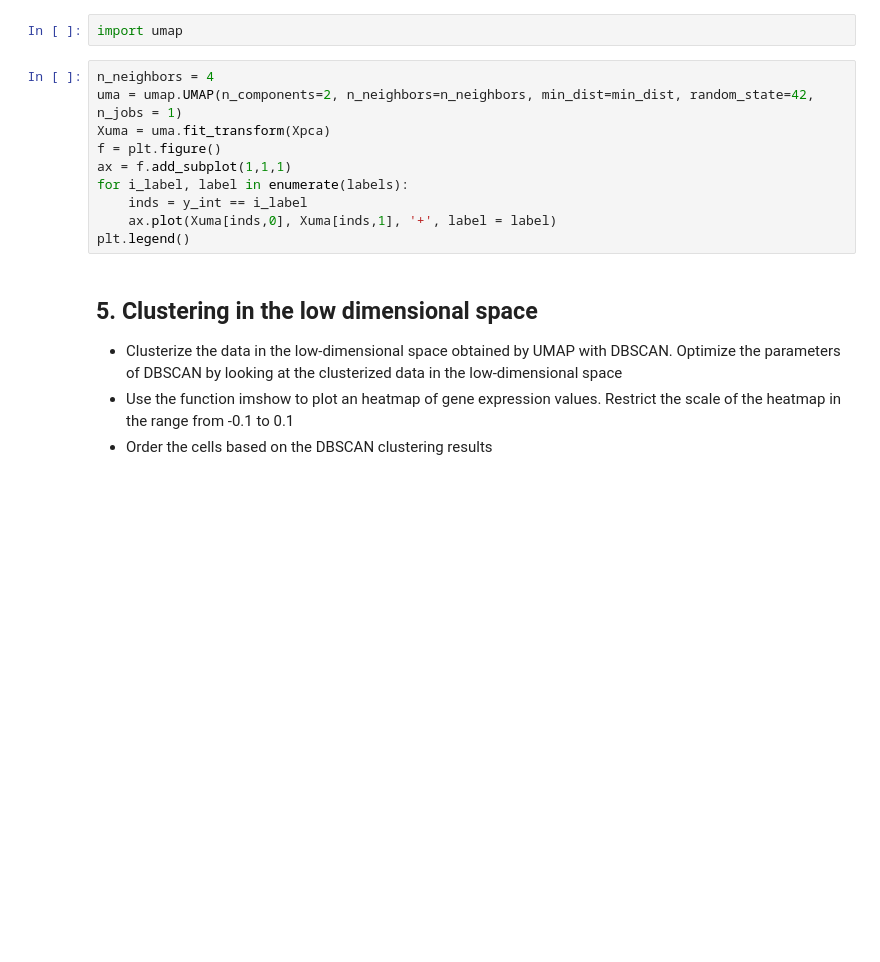
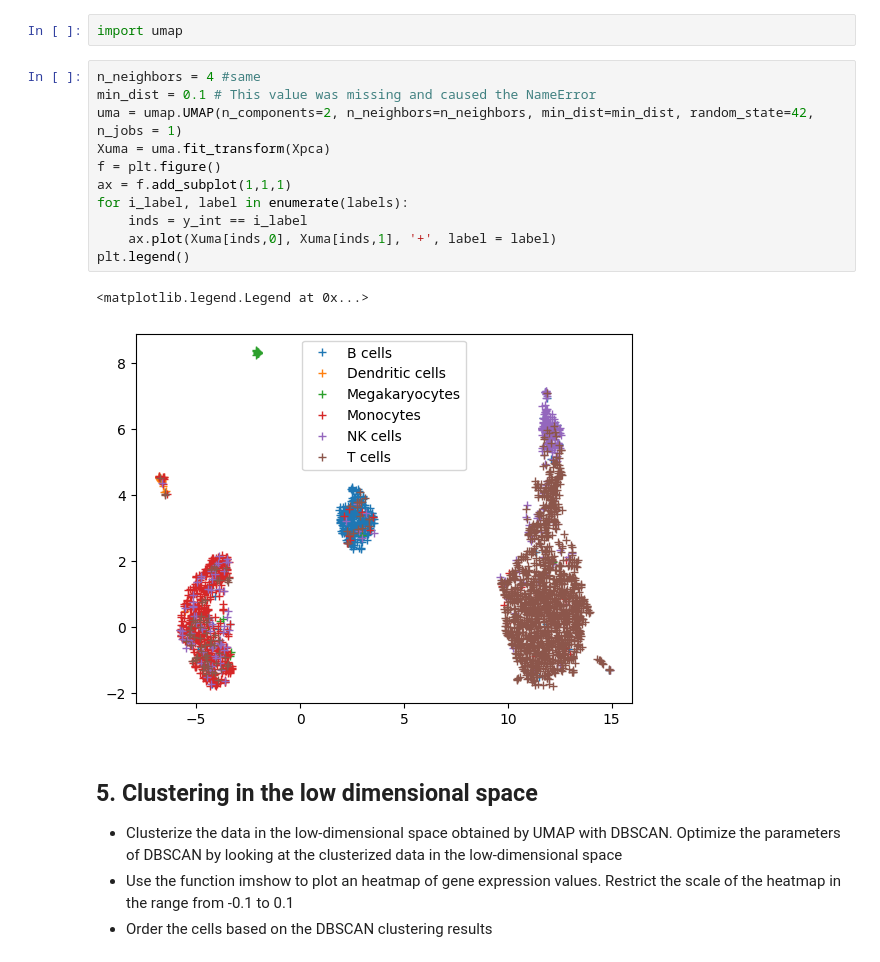
Before and after one commit to MatteoBaraldi/Machine-Learning-for-Bioengineering, a Jupyter notebook: MOD-2/02_Dimensionality_Reduction/exercise_dimensionality_reduction_solved.ipynb, the cells around one changed output. Cells and saved outputs as stored; diff of their text form; blank space fills up the shorter version.

```diff
--- a/MOD-2/02_Dimensionality_Reduction/exercise_dimensionality_reduction_solved.ipynb
+++ b/MOD-2/02_Dimensionality_Reduction/exercise_dimensionality_reduction_solved.ipynb
@@ -124,15 +163,19 @@ plt.legend()
 # %%
 import umap
 # %%
-n_neighbors = 4
+n_neighbors = 4 #same
+min_dist = 0.1 # This value was missing and caused the NameError
 uma = umap.UMAP(n_components=2, n_neighbors=n_neighbors, min_dist=min_dist, random_state=42, n_jobs = 1)
 Xuma = uma.fit_transform(Xpca)
 f = plt.figure()
 ax = f.add_subplot(1,1,1)
 for i_label, label in enumerate(labels):
     inds = y_int == i_label
     ax.plot(Xuma[inds,0], Xuma[inds,1], '+', label = label)
 plt.legend()
+# %% [output]
+<matplotlib.legend.Legend at 0x...>
+[figure, added]
 # %% [markdown]
 ## 5. Clustering in the low dimensional space
 
```
Also changed, not shown: parts of 14 cells of this notebook.
